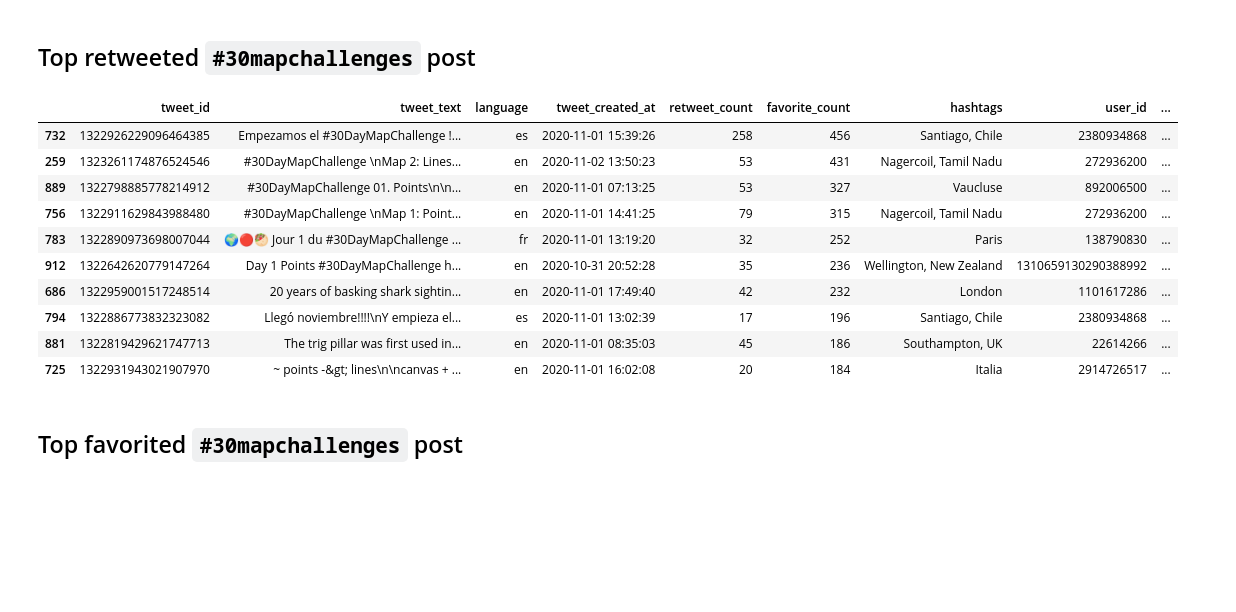
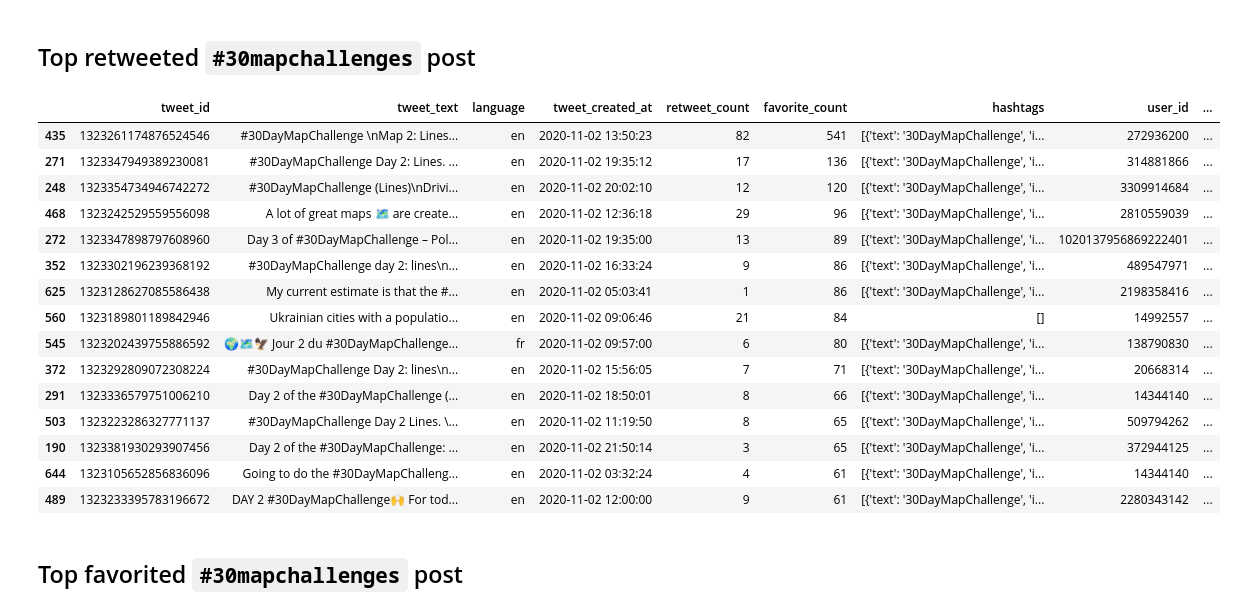
Before and after one commit to hn303/30DayMapChallenge-Bot, a Jupyter notebook: tweet_bot.ipynb, the cells around one changed output. Saved outputs shown, nothing was run; the diff lists cells and outputs as text; code cells hidden in the pictures; blank space fills up the shorter version.

Commit message:
save data for day1 and day2

```diff
--- a/tweet_bot.ipynb
+++ b/tweet_bot.ipynb
@@ -25,7 +25,7 @@ api = tweepy.API(auth, wait_on_rate_limit=True, wait_on_rate_limit_notify=True)
 # %%
 # Define the search term and the date_since date as variables
 search_words = "#30DayMapChallenge -filter:retweets"
-since = "2020-10-01"
+since = "2020-10-30"
 # %%
 # Collect tweets
 tweets = tweepy.Cursor(api.search,
@@ -64,7 +64,11 @@ def collect_tweets(key_word):
         tweet_created_at.append(tweet.created_at)
         retweet_count.append(tweet.retweet_count)
         favorite_count.append(tweet.favorite_count)
-        hashtags.append(tweet.user.location)
+        try:
+            hashtags.append(tweet.entities.get('hashtags', []))
+        except KeyError:
+            pass
+#         hashtags.append(tweet.entities.hashtags)
         #users
         user_id.append(tweet.user.id)
         user_name.append(tweet.user.name)
@@ -92,30 +96,36 @@ def collect_tweets(key_word):
                         'user_follower':user_follower,
                         'friends_count':friends_count,
                         'media':media})
+
     return df
 # %%
 df = collect_tweets(search_words)
 
-df[(df.tweet_created_at >= '2020-11-01 00:00:00') &
-   (df.tweet_created_at <= '2020-11-02 00:00:00')]
+df = df[(df.tweet_created_at >= '2020-11-02 00:00:00') &
+   (df.tweet_created_at <= '2020-11-03 00:00:00')]
 
-# df.to_csv(f"./data/20201101.csv")
+df.to_csv(f"./data/2020-11-02.csv")
 # %% [markdown]
 ## Top retweeted `#30mapchallenges` post
 # %%
-df.sort_values(by='favorite_count', ascending=False).head(10)
+df.sort_values(by='favorite_count', ascending=False).head(15)
 # %% [output]
 |  | tweet_id | tweet_text | language | tweet_created_at | retweet_count | favorite_count | hashtags | user_id | ... |
-| 732 | 1322926229096464385 | Empezamos el #30DayMapChallenge !... | es | 2020-11-01 15:39:26 | 258 | 456 | Santiago, Chile | 2380934868 | ... |
-| 259 | 1323261174876524546 | #30DayMapChallenge \nMap 2: Lines... | en | 2020-11-02 13:50:23 | 53 | 431 | Nagercoil, Tamil Nadu | 272936200 | ... |
-| 889 | 1322798885778214912 | #30DayMapChallenge 01. Points\n\n... | en | 2020-11-01 07:13:25 | 53 | 327 | Vaucluse | 892006500 | ... |
-| 756 | 1322911629843988480 | #30DayMapChallenge \nMap 1: Point... | en | 2020-11-01 14:41:25 | 79 | 315 | Nagercoil, Tamil Nadu | 272936200 | ... |
-| 783 | 1322890973698007044 | 🌍🔴🥙 Jour 1 du #30DayMapChallenge ... | fr | 2020-11-01 13:19:20 | 32 | 252 | Paris | 138790830 | ... |
-| 912 | 1322642620779147264 | Day 1 Points #30DayMapChallenge h... | en | 2020-10-31 20:52:28 | 35 | 236 | Wellington, New Zealand | 1310659130290388992 | ... |
-| 686 | 1322959001517248514 | 20 years of basking shark sightin... | en | 2020-11-01 17:49:40 | 42 | 232 | London | 1101617286 | ... |
-| 794 | 1322886773832323082 | Llegó noviembre!!!!\nY empieza el... | es | 2020-11-01 13:02:39 | 17 | 196 | Santiago, Chile | 2380934868 | ... |
-| 881 | 1322819429621747713 | The trig pillar was first used in... | en | 2020-11-01 08:35:03 | 45 | 186 | Southampton, UK | 22614266 | ... |
-| 725 | 1322931943021907970 | ~ points -&gt; lines\n\ncanvas + ... | en | 2020-11-01 16:02:08 | 20 | 184 | Italia | 2914726517 | ... |
+| 435 | 1323261174876524546 | #30DayMapChallenge \nMap 2: Lines... | en | 2020-11-02 13:50:23 | 82 | 541 | [{'text': '30DayMapChallenge', 'i... | 272936200 | ... |
+| 271 | 1323347949389230081 | #30DayMapChallenge Day 2: Lines. ... | en | 2020-11-02 19:35:12 | 17 | 136 | [{'text': '30DayMapChallenge', 'i... | 314881866 | ... |
+| 248 | 1323354734946742272 | #30DayMapChallenge (Lines)\nDrivi... | en | 2020-11-02 20:02:10 | 12 | 120 | [{'text': '30DayMapChallenge', 'i... | 3309914684 | ... |
+| 468 | 1323242529559556098 | A lot of great maps 🗺️ are create... | en | 2020-11-02 12:36:18 | 29 | 96 | [{'text': '30DayMapChallenge', 'i... | 2810559039 | ... |
+| 272 | 1323347898797608960 | Day 3 of #30DayMapChallenge – Pol... | en | 2020-11-02 19:35:00 | 13 | 89 | [{'text': '30DayMapChallenge', 'i... | 1020137956869222401 | ... |
+| 352 | 1323302196239368192 | #30DayMapChallenge day 2: lines\n... | en | 2020-11-02 16:33:24 | 9 | 86 | [{'text': '30DayMapChallenge', 'i... | 489547971 | ... |
+| 625 | 1323128627085586438 | My current estimate is that the #... | en | 2020-11-02 05:03:41 | 1 | 86 | [{'text': '30DayMapChallenge', 'i... | 2198358416 | ... |
+| 560 | 1323189801189842946 | Ukrainian cities with a populatio... | en | 2020-11-02 09:06:46 | 21 | 84 | [] | 14992557 | ... |
+| 545 | 1323202439755886592 | 🌍🗺️🦅 Jour 2 du #30DayMapChallenge... | fr | 2020-11-02 09:57:00 | 6 | 80 | [{'text': '30DayMapChallenge', 'i... | 138790830 | ... |
+| 372 | 1323292809072308224 | #30DayMapChallenge Day 2: lines\n... | en | 2020-11-02 15:56:05 | 7 | 71 | [{'text': '30DayMapChallenge', 'i... | 20668314 | ... |
+| 291 | 1323336579751006210 | Day 2 of the #30DayMapChallenge (... | en | 2020-11-02 18:50:01 | 8 | 66 | [{'text': '30DayMapChallenge', 'i... | 14344140 | ... |
+| 503 | 1323223286327771137 | #30DayMapChallenge Day 2 Lines. \... | en | 2020-11-02 11:19:50 | 8 | 65 | [{'text': '30DayMapChallenge', 'i... | 509794262 | ... |
+| 190 | 1323381930293907456 | Day 2 of the #30DayMapChallenge: ... | en | 2020-11-02 21:50:14 | 3 | 65 | [{'text': '30DayMapChallenge', 'i... | 372944125 | ... |
+| 644 | 1323105652856836096 | Going to do the #30DayMapChalleng... | en | 2020-11-02 03:32:24 | 4 | 61 | [{'text': '30DayMapChallenge', 'i... | 14344140 | ... |
+| 489 | 1323233395783196672 | DAY 2 #30DayMapChallenge🙌 For tod... | en | 2020-11-02 12:00:00 | 9 | 61 | [{'text': '30DayMapChallenge', 'i... | 2280343142 | ... |
 # %% [markdown]
 ## Top favorited `#30mapchallenges` post
 # %%
```
Also changed, not shown: parts of 2 cells of this notebook, 3 other files.
